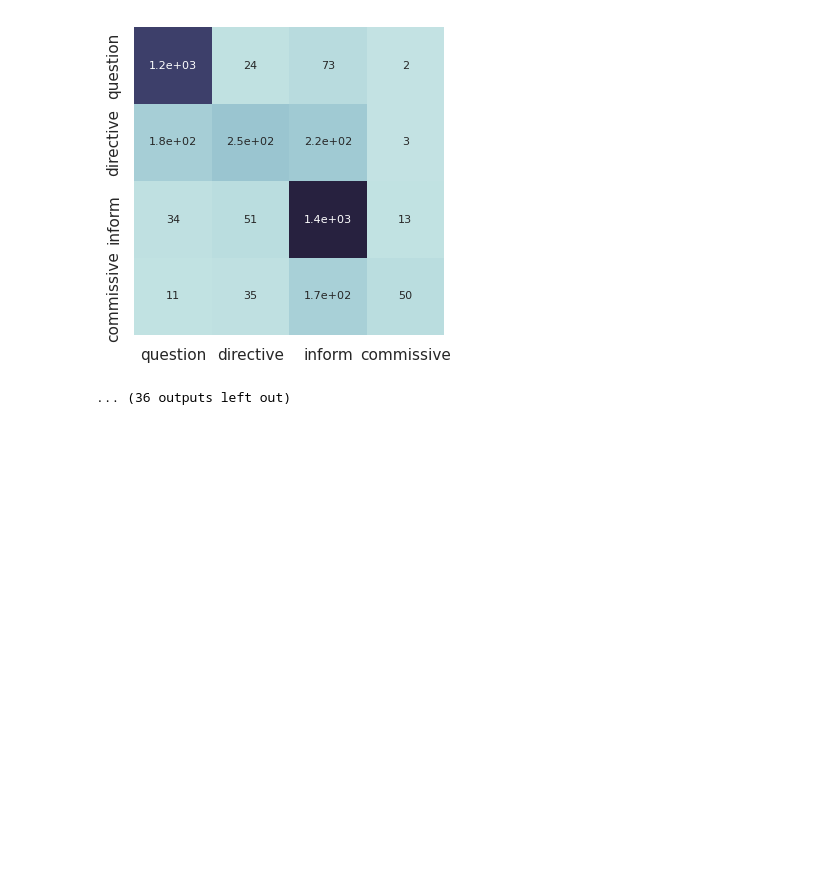
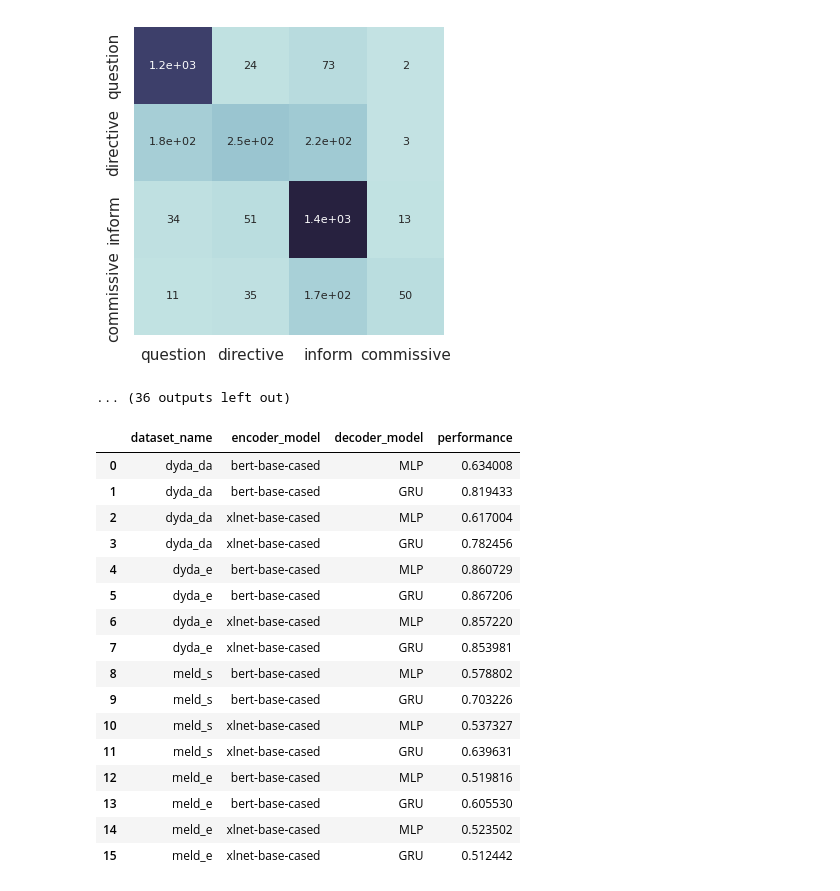
Before and after one commit to konkinit/intent_classification, a Jupyter notebook: notebooks/experimental_results.ipynb, the cells around one changed output. Drawn from its saved outputs; the diff is of its cells as text; code cells hidden in the pictures; blank space fills up the shorter version.

```diff
--- a/notebooks/experimental_results.ipynb
+++ b/notebooks/experimental_results.ipynb
@@ -23,7 +23,9 @@ sns.set_theme()
 # %% [markdown]
 # Prediction Global Report
 # %%
-_list_datasets_T = [["dyda_da", 5],
+_list_datasets_T = [["swda", 50],
+                    ["dyda_da", 5],
+                    ["mrda", 50],
                     ["dyda_e", 5],
                     ["meld_s", 5],
                     ["meld_e", 5]]
@@ -149,0 +147,20 @@ df_global_report.to_csv(f"./outputs_data/df_global_report.csv",
+# %%
+df_global_report
+# %% [output]
+|  | dataset_name | encoder_model | decoder_model | performance |
+| 0 | dyda_da | bert-base-cased | MLP | 0.634008 |
+| 1 | dyda_da | bert-base-cased | GRU | 0.819433 |
+| 2 | dyda_da | xlnet-base-cased | MLP | 0.617004 |
+| 3 | dyda_da | xlnet-base-cased | GRU | 0.782456 |
+| 4 | dyda_e | bert-base-cased | MLP | 0.860729 |
+| 5 | dyda_e | bert-base-cased | GRU | 0.867206 |
+| 6 | dyda_e | xlnet-base-cased | MLP | 0.857220 |
+| 7 | dyda_e | xlnet-base-cased | GRU | 0.853981 |
+| 8 | meld_s | bert-base-cased | MLP | 0.578802 |
+| 9 | meld_s | bert-base-cased | GRU | 0.703226 |
+| 10 | meld_s | xlnet-base-cased | MLP | 0.537327 |
+| 11 | meld_s | xlnet-base-cased | GRU | 0.639631 |
+| 12 | meld_e | bert-base-cased | MLP | 0.519816 |
+| 13 | meld_e | bert-base-cased | GRU | 0.605530 |
+| 14 | meld_e | xlnet-base-cased | MLP | 0.523502 |
+| 15 | meld_e | xlnet-base-cased | GRU | 0.512442 |
```
Also changed, not shown: parts of 1 cell of this notebook, 2 other files.
